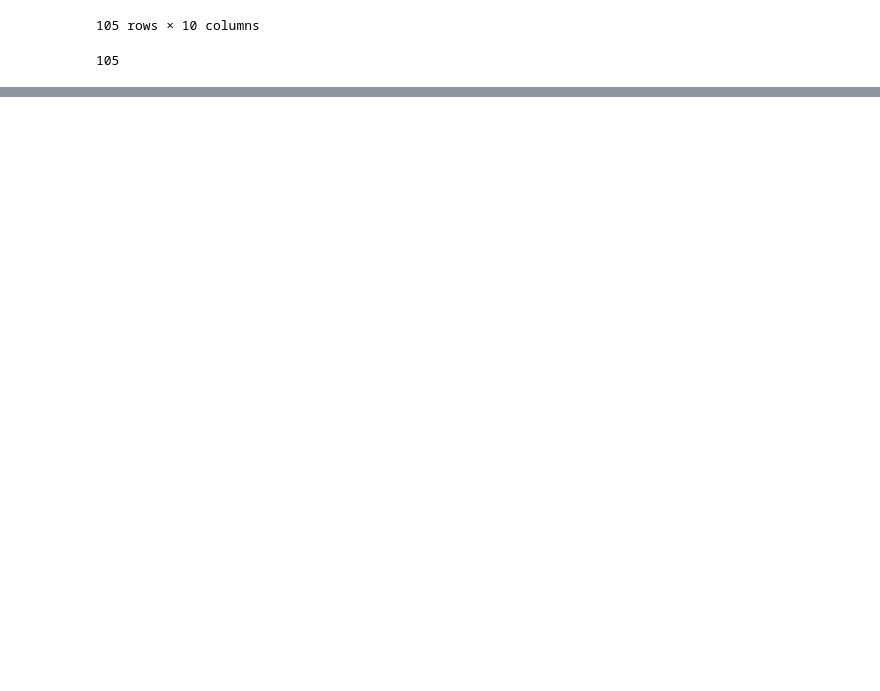
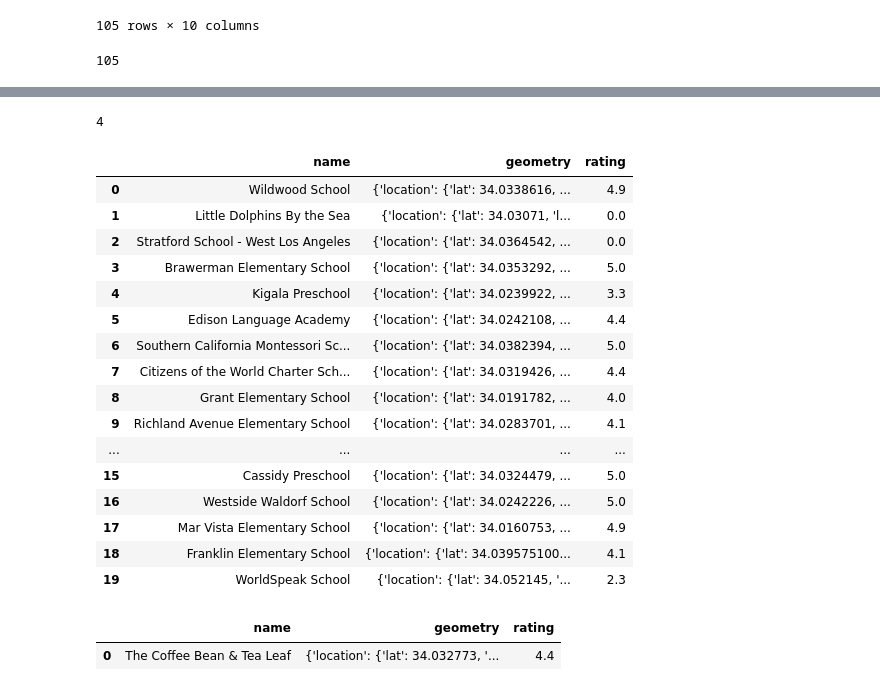
Before and after one commit to Mrueda1992/visualizing-real-world-data-project, a Jupyter notebook: geoquery.ipynb, the cells around one changed output, grey strips where cells are left out. Cells and saved outputs as stored; diff of their text form; code cells hidden in the pictures; blank space fills up the shorter version.

```diff
--- a/geoquery.ipynb
+++ b/geoquery.ipynb
@@ -141,0 +144,56 @@ df[['name','category_code','lat','long','oficina','near_offices','value_in_area'
+# %%
+#Are kindergartens around our future office?
+
+with open("../tokens.txt") as file:
+    data = file.read()
+kinderlist = []
+r1 = res.get("https://maps.googleapis.com/maps/api/place/nearbysearch/json?location=34.031276,-118.456806&rankby=distance&type=school&key={}&name=kindergarten".format(data))
+result = r1.json()
+print(len(result))
+for i in range(len(result)):
+    x = (result['results'][i]['name'],
+          result['results'][i]['geometry']['location'],
+          result['results'][i]['rating'])
+
+    for guarderia in x:
+        kinderlist.append(guarderia)
+# %% [output]
+4
+# %%
+# result[0].get('name'), result[0].get('geometry'), result[0].get('rating')
+kinders = result.get('results')
+df_kinds = pd.DataFrame(kinders)
+df_kinds = df_kinds[['name','geometry','rating']]
+df_kinds.head(100)
+# %% [output]
+|  | name | geometry | rating |
+| 0 | Wildwood School | {'location': {'lat': 34.0338616, ... | 4.9 |
+| 1 | Little Dolphins By the Sea | {'location': {'lat': 34.03071, 'l... | 0.0 |
+| 2 | Stratford School - West Los Angeles | {'location': {'lat': 34.0364542, ... | 0.0 |
+| 3 | Brawerman Elementary School | {'location': {'lat': 34.0353292, ... | 5.0 |
+| 4 | Kigala Preschool | {'location': {'lat': 34.0239922, ... | 3.3 |
+| 5 | Edison Language Academy | {'location': {'lat': 34.0242108, ... | 4.4 |
+| 6 | Southern California Montessori Sc... | {'location': {'lat': 34.0382394, ... | 5.0 |
+| 7 | Citizens of the World Charter Sch... | {'location': {'lat': 34.0319426, ... | 4.4 |
+| 8 | Grant Elementary School | {'location': {'lat': 34.0191782, ... | 4.0 |
+| 9 | Richland Avenue Elementary School | {'location': {'lat': 34.0283701, ... | 4.1 |
+| ... | ... | ... | ... |
+| 15 | Cassidy Preschool | {'location': {'lat': 34.0324479, ... | 5.0 |
+| 16 | Westside Waldorf School | {'location': {'lat': 34.0242226, ... | 5.0 |
+| 17 | Mar Vista Elementary School | {'location': {'lat': 34.0160753, ... | 4.9 |
+| 18 | Franklin Elementary School | {'location': {'lat': 34.039575100... | 4.1 |
+| 19 | WorldSpeak School | {'location': {'lat': 34.052145, '... | 2.3 |
+# %%
+#and Starbucks?
+
+r2 = res.get("https://maps.googleapis.com/maps/api/place/nearbysearch/json?location=34.031276,-118.456806&radius=400&type=cafe&key={}&name=starbucks".format(data))
+
+b = r2.json()
+
+starbucks = b.get('results')
+df_starbucks = pd.DataFrame(starbucks)
+df_starbucks = df_starbucks[['name','geometry','rating']]
+df_starbucks.head(100)
+# %% [output]
+|  | name | geometry | rating |
+| 0 | The Coffee Bean & Tea Leaf | {'location': {'lat': 34.032773, '... | 4.4 |
```
Also changed, not shown: parts of 10 cells of this notebook, 3 other files.
